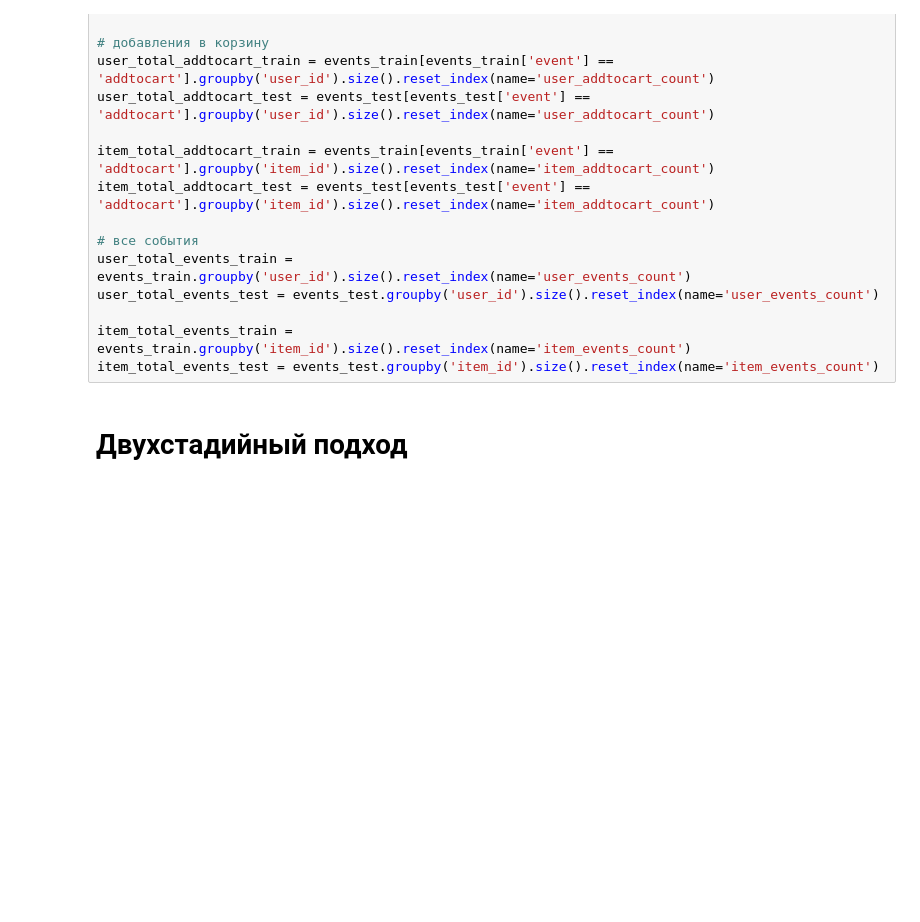
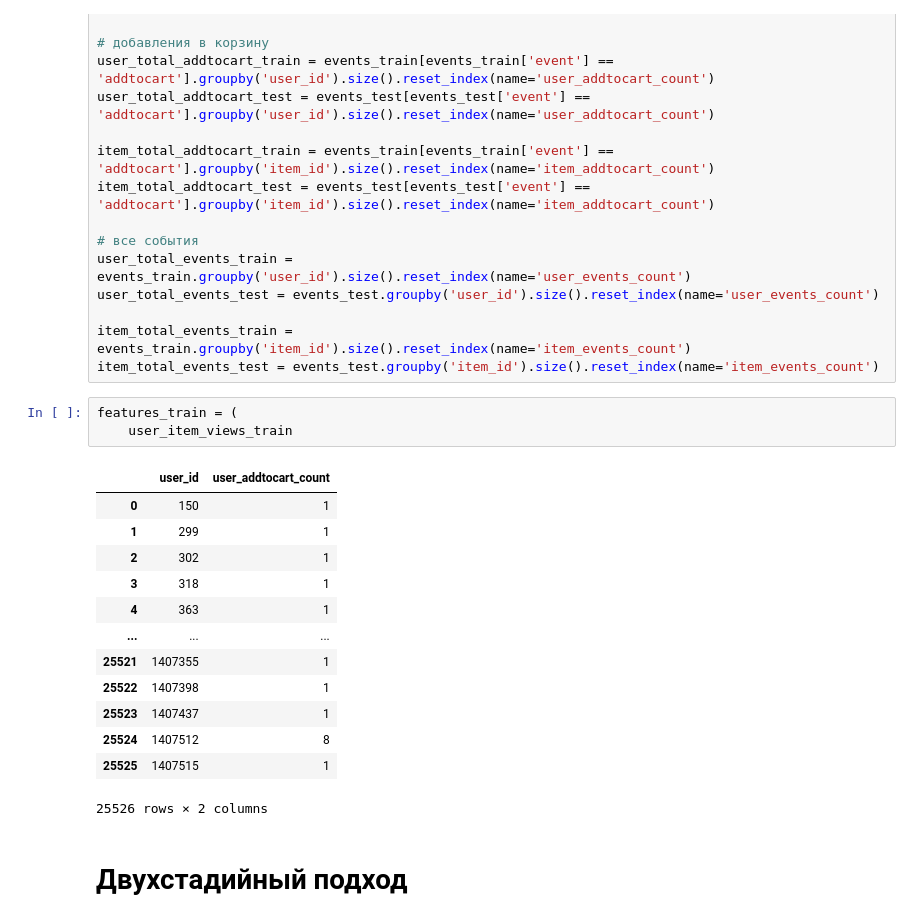
Before and after one commit to tim-gur/mle-final, a Jupyter notebook: model_exp.ipynb, the cells around one changed output. Saved outputs shown, nothing was run; the diff lists cells and outputs as text; blank space fills up the shorter version.

```diff
--- a/model_exp.ipynb
+++ b/model_exp.ipynb
@@ -252,6 +252,23 @@ user_total_events_test = events_test.groupby('user_id').size().reset_index(name=
 
 item_total_events_train = events_train.groupby('item_id').size().reset_index(name='item_events_count')
 item_total_events_test = events_test.groupby('item_id').size().reset_index(name='item_events_count')
+# %%
+features_train = (
+    user_item_views_train
+# %% [output]
+|  | user_id | user_addtocart_count |
+| 0 | 150 | 1 |
+| 1 | 299 | 1 |
+| 2 | 302 | 1 |
+| 3 | 318 | 1 |
+| 4 | 363 | 1 |
+| ... | ... | ... |
+| 25521 | 1407355 | 1 |
+| 25522 | 1407398 | 1 |
+| 25523 | 1407437 | 1 |
+| 25524 | 1407512 | 8 |
+| 25525 | 1407515 | 1 |
+25526 rows × 2 columns
 # %% [markdown]
 # Двухстадийный подход
 # %%
```
Also changed, not shown: 15 other files.
